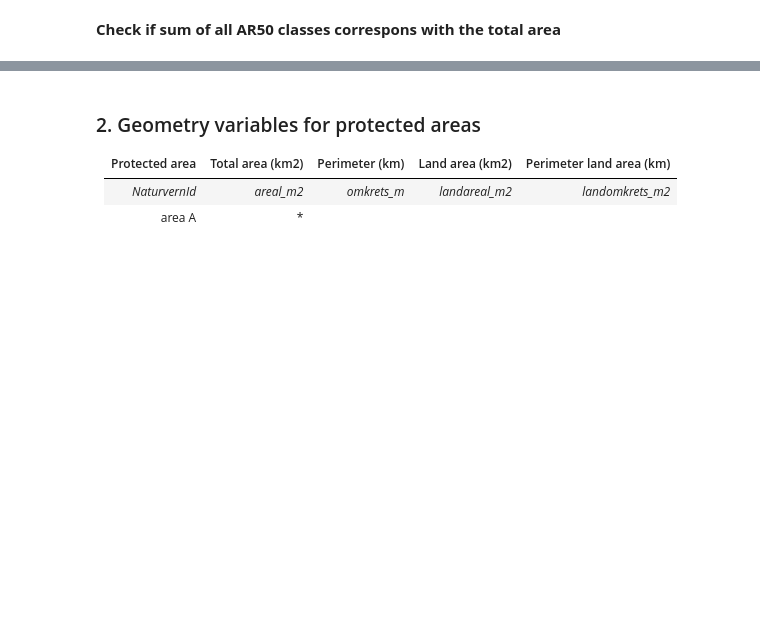
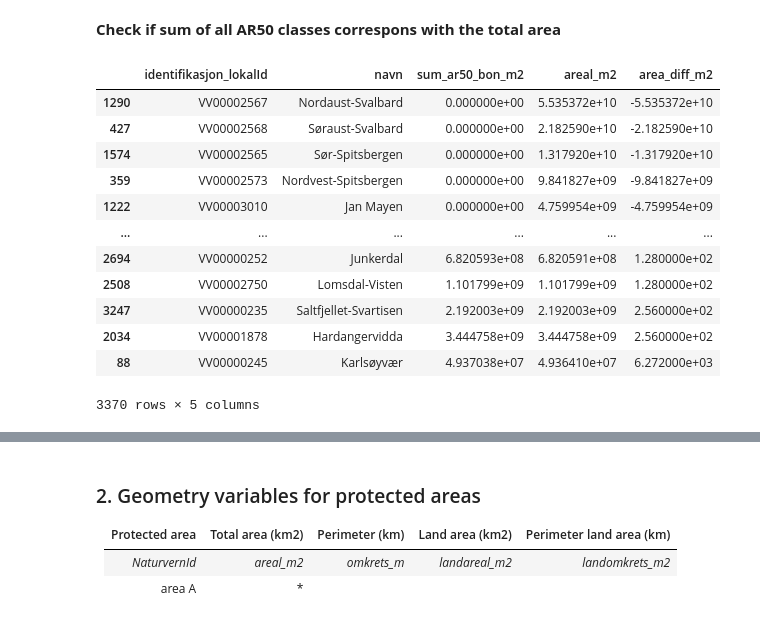
Before and after one commit to ac-willeke/pygdal-geo-engineer, a Jupyter notebook: notebooks/2024.01_conservation_and_preservation.ipynb, the cells around one changed output, grey strips where cells are left out. Saved outputs shown, nothing was run; the diff lists cells and outputs as text; code cells hidden in the pictures; blank space fills up the shorter version.

```diff
--- a/notebooks/2024.01_conservation_and_preservation.ipynb
+++ b/notebooks/2024.01_conservation_and_preservation.ipynb
@@ -675,21 +694,35 @@ area_difference(db_path, tbl_study_area, "sum_ar50_bon_m2", "areal_m2", "area_di
 # %%
 # print first 5 rows of the table protected_area
 con = duckdb.connect(db_path)
 
 # print as dataframe
-df = con.execute(f"SELECT * FROM foreslatt_vern").fetchdf()
+df = con.execute(f"SELECT * FROM {protected_area}").fetchdf()
 
 # display columns: identfifikasjon_lokalId, ar50_bonx
 col_id= [id]
 cols = col_id + ["navn", "sum_ar50_bon_m2", "areal_m2", "area_diff_m2"]
 df_ar50 = df[cols]
 
 # sort by area_diff_m2
 df_ar50 = df_ar50.sort_values(by="area_diff_m2", ascending=True)
 display(df_ar50)
 
 # close
 con.close()
+# %% [output]
+|  | identifikasjon_lokalId | navn | sum_ar50_bon_m2 | areal_m2 | area_diff_m2 |
+| 1290 | VV00002567 | Nordaust-Svalbard | 0.000000e+00 | 5.535372e+10 | -5.535372e+10 |
+| 427 | VV00002568 | Søraust-Svalbard | 0.000000e+00 | 2.182590e+10 | -2.182590e+10 |
+| 1574 | VV00002565 | Sør-Spitsbergen | 0.000000e+00 | 1.317920e+10 | -1.317920e+10 |
+| 359 | VV00002573 | Nordvest-Spitsbergen | 0.000000e+00 | 9.841827e+09 | -9.841827e+09 |
+| 1222 | VV00003010 | Jan Mayen | 0.000000e+00 | 4.759954e+09 | -4.759954e+09 |
+| ... | ... | ... | ... | ... | ... |
+| 2694 | VV00000252 | Junkerdal | 6.820593e+08 | 6.820591e+08 | 1.280000e+02 |
+| 2508 | VV00002750 | Lomsdal-Visten | 1.101799e+09 | 1.101799e+09 | 1.280000e+02 |
+| 3247 | VV00000235 | Saltfjellet-Svartisen | 2.192003e+09 | 2.192003e+09 | 2.560000e+02 |
+| 2034 | VV00001878 | Hardangervidda | 3.444758e+09 | 3.444758e+09 | 2.560000e+02 |
+| 88 | VV00000245 | Karlsøyvær | 4.937038e+07 | 4.936410e+07 | 6.272000e+03 |
+3370 rows × 5 columns
 # %%
 # print number of rows
 print(f"Number of rows: {df.shape[0]}")
```
Also changed, not shown: parts of 25 cells of this notebook, 1 other file.
